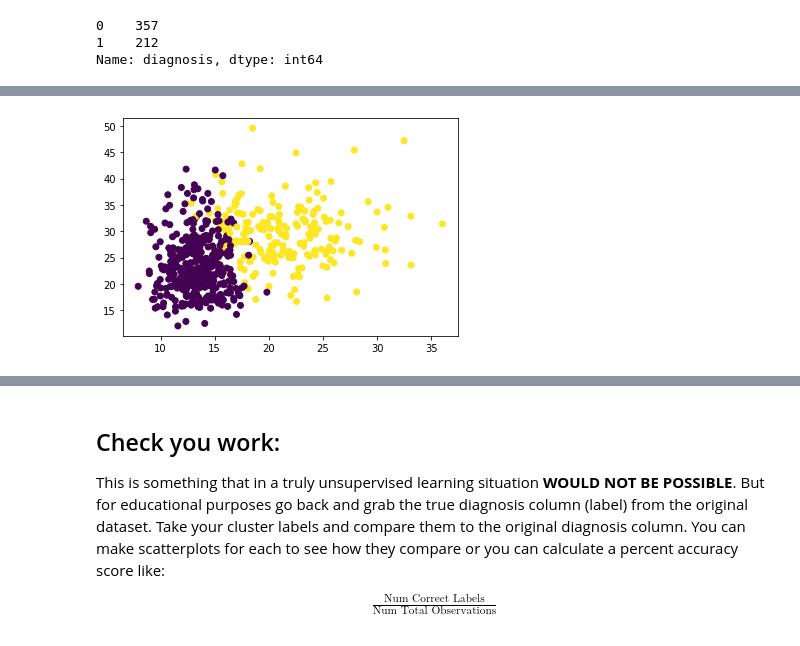
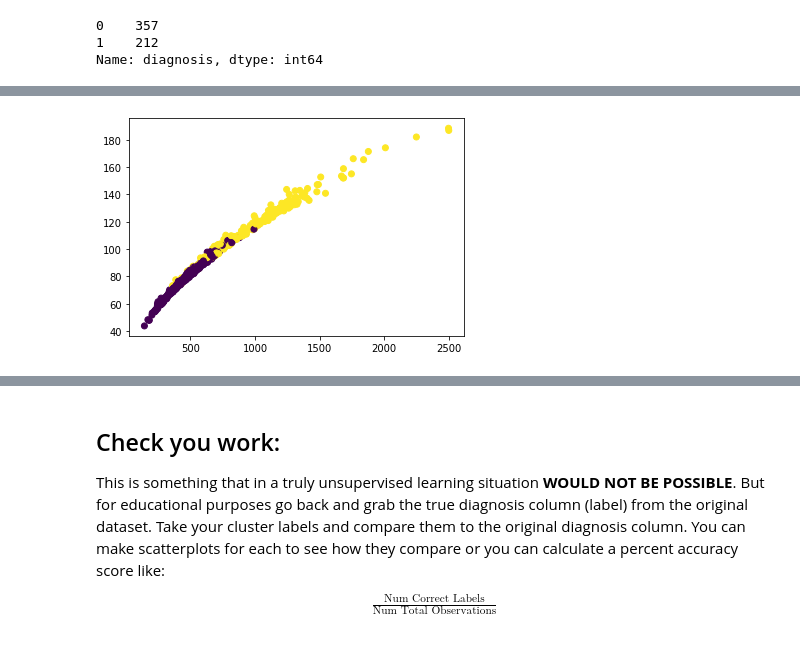
Before and after one commit to WhyseRabbit/DS-Unit-1-Sprint-3-Linear-Algebra, a Jupyter notebook: module4-clustering/LS_DS_134_Clustering_Assignment.ipynb, the cells around one changed output, grey strips where cells are left out. Saved outputs shown, nothing was run; the diff lists cells and outputs as text; code cells hidden in the pictures.

```diff
--- a/module4-clustering/LS_DS_134_Clustering_Assignment.ipynb
+++ b/module4-clustering/LS_DS_134_Clustering_Assignment.ipynb
@@ -96,3 +96,6 @@ arrow['diagnosis'].value_counts()
 0    357
 1    212
 Name: diagnosis, dtype: int64
+# %%
+trove=arrow['diagnosis']
+trove
@@ -98,0 +115,3 @@ Name: diagnosis, dtype: int64
+# %%
+move=arrow['area_mean']
+move
@@ -98,0 +131,3 @@ Name: diagnosis, dtype: int64
+# %%
+nova=arrow['perimeter_mean']
+nova
@@ -99,5 +147,5 @@ Name: diagnosis, dtype: int64
 # %%
-plt.scatter(arrow['radius_worst'],arrow['texture_worst'],c=arrow['diagnosis'])
+plt.scatter(move,nova,c=trove)
 plt.show()
 # %% [output]
-[figure, old version]
+[figure, new version]
```
Also changed, not shown: parts of 19 cells of this notebook.
